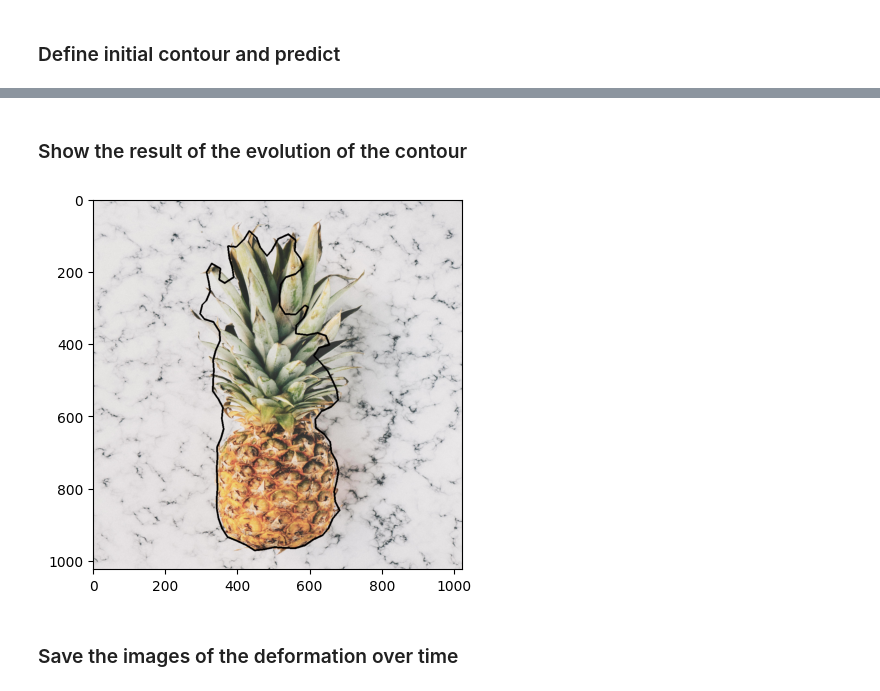
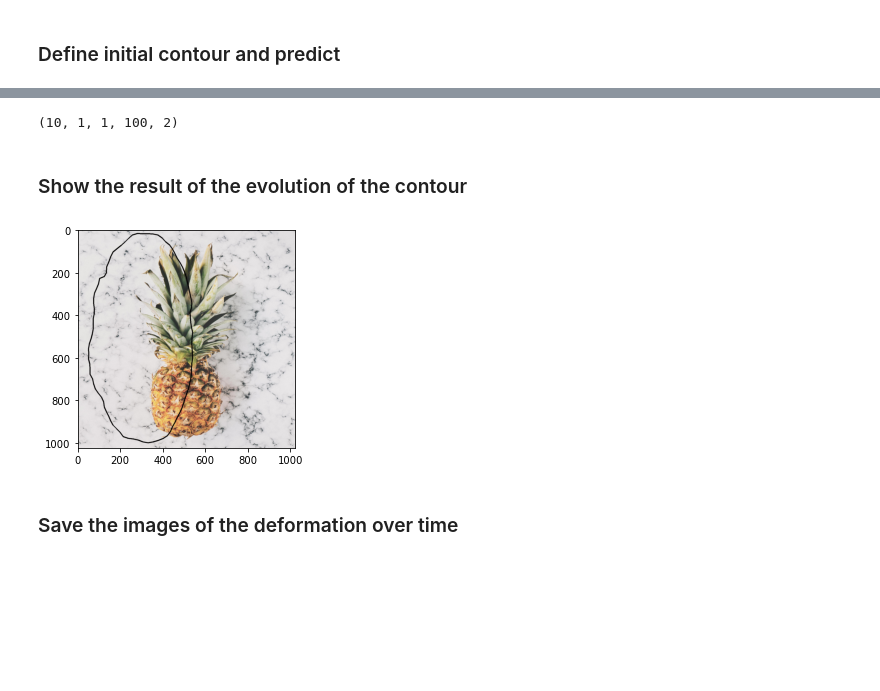
Before and after one commit to antoinehabis/Deep-ContourFlow, a Jupyter notebook: example/unsupervised_dcf.ipynb, the cells around one changed output, grey strips where cells are left out. Drawn from its saved outputs; the diff is of its cells as text; code cells hidden in the pictures; blank space fills up the shorter version.

Commit message:
use torch_contour to simplify the code refactoring of unsupervised_dcf

```diff
--- a/example/unsupervised_dcf.ipynb
+++ b/example/unsupervised_dcf.ipynb
@@ -1,21 +1,26 @@
 # %%
 import sys
+import os
 from pathlib import Path
-sys.path.append('/home/antoine/Documents/github_repo/Deep-ContourFlow')
+path_dcf = str(Path(os.path.abspath('.')).resolve().parent)
+sys.path.append(path_dcf)
 from algorithms.unsupervised_dcf import DCF
+from torch_contour.torch_contour import CleanContours
 import numpy as np
 import matplotlib.pyplot as plt
 import os
 import cv2
 from utils import define_contour_init
+import torch
 # %% [markdown]
 ### Choose an image to perform unsupervised DCF
 # %%
 filename = "pineapple.jpg"
-img = plt.imread(os.path.join("images_test_unsupervised_dcf", filename))
+img = plt.imread(os.path.join(path_dcf,"images_test_unsupervised_dcf", filename))
 shape_origin = img.shape
-img = cv2.resize(img, (1024,1024), interpolation = cv2.INTER_AREA)
+img = cv2.resize(img, (1024,1024), interpolation = cv2.INTER_AREA).astype(np.int32)
 shape = img.shape[:-1]
+tensor = torch.tensor(np.moveaxis(img,-1,0)[None])/255
 # %% [markdown]
 ### Instantiate DCF Unsupervised
 # %%
@@ -23,7 +28,7 @@ shape = img.shape[:-1]
 ##### SETUP FOR REAL LIFE IMAGES
 
 dcf = DCF(nb_points = 100,
-          n_epochs = 70,
+          n_epochs = 10,
           learning_rate = 1e-2,
           clip = 1.,
           exponential_decay = 0.999,
@@ -36,4 +41,8 @@ dcf = DCF(nb_points = 100,
 ### Define initial contour and predict
 # %%
 contour_init, mask = define_contour_init(img,center=[300,500], axes = [250,500], angle = 0)
-contours, energy = dcf.predict(img,contour_init)
+c = CleanContours()
+x = contour_init/np.array(shape)
+contour_init = c.interpolate(x,100)
+contour_init = torch.tensor(contour_init)[None,None]
+contours, energy = dcf.predict(tensor,contour_init)
@@ -40,19 +60,23 @@ contours, energy = dcf.predict(img,contour_init)
+# %%
+contours.shape
+# %% [output]
+(10, 1, 1, 100, 2)
 # %% [markdown]
 ### Show the result of the evolution of the contour
 # %%
-contour_to_display = (np.expand_dims(contours[-1], 1)).astype(int)
+contour_to_display = (np.expand_dims(contours[-1,0,0], 1)).astype(int)
 new_img = cv2.drawContours(
     (((img / np.max(img)) * 255).astype(np.uint8)).copy(),
     [contour_to_display],
     0,
     color=1,
     thickness=4,
 )
 
 plt.imshow(new_img)
 plt.show()
 # %% [output]
-[figure, old version]
+[figure, new version]
 # %% [markdown]
 ### Save the images of the deformation over time
 # %%
```
Also changed, not shown: parts of 1 cell of this notebook, 3 other files.
